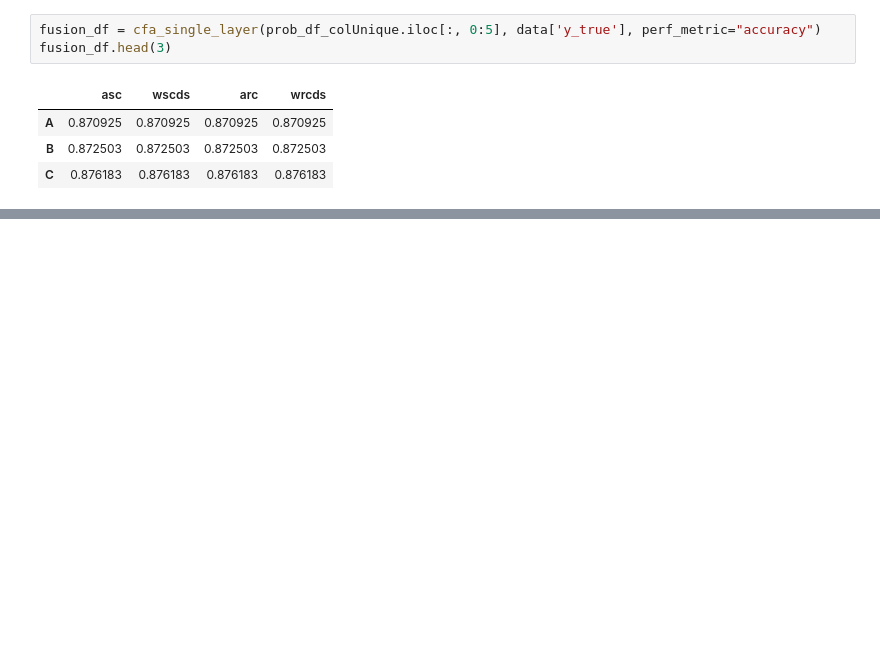
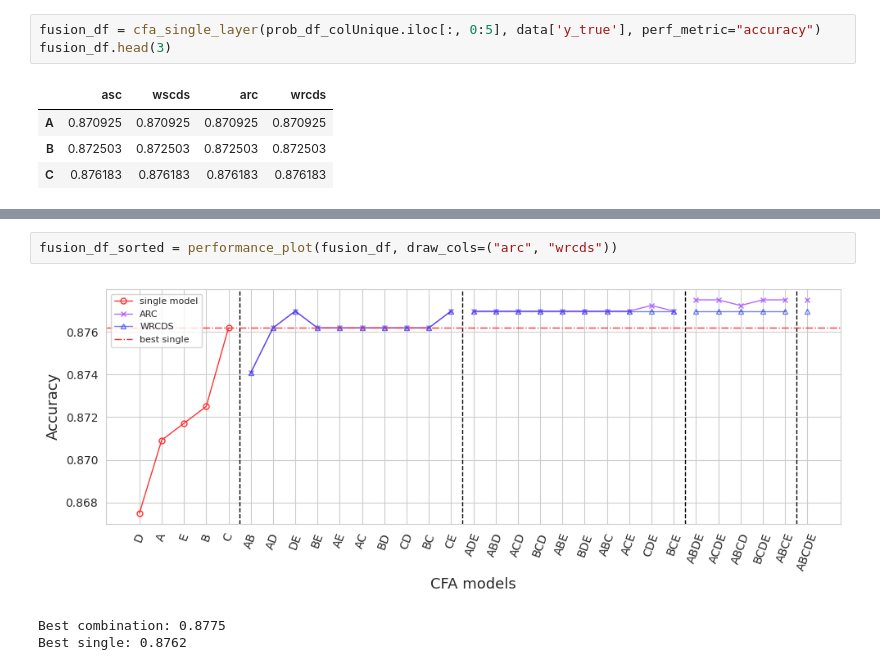
Before and after one commit to ywu60/Combinatorial-Fusion-Analysis, a Jupyter notebook: cfa/Untitled-1.ipynb, the cells around one changed output, grey strips where cells are left out. Saved outputs shown, nothing was run; the diff lists cells and outputs as text; blank space fills up the shorter version.

```diff
--- a/cfa/Untitled-1.ipynb
+++ b/cfa/Untitled-1.ipynb
@@ -41,2 +171,8 @@ fusion_df_sorted = performance_plot(fusion_df)
 Best combination: 0.8778
 Best single: 0.8762
+# %%
+fusion_df_sorted = performance_plot(fusion_df, draw_cols=("arc", "wrcds"))
+# %% [output]
+[figure, added]
+Best combination: 0.8775
+Best single: 0.8762
```
Also changed, not shown: parts of 13 cells of this notebook, 2 other files.
